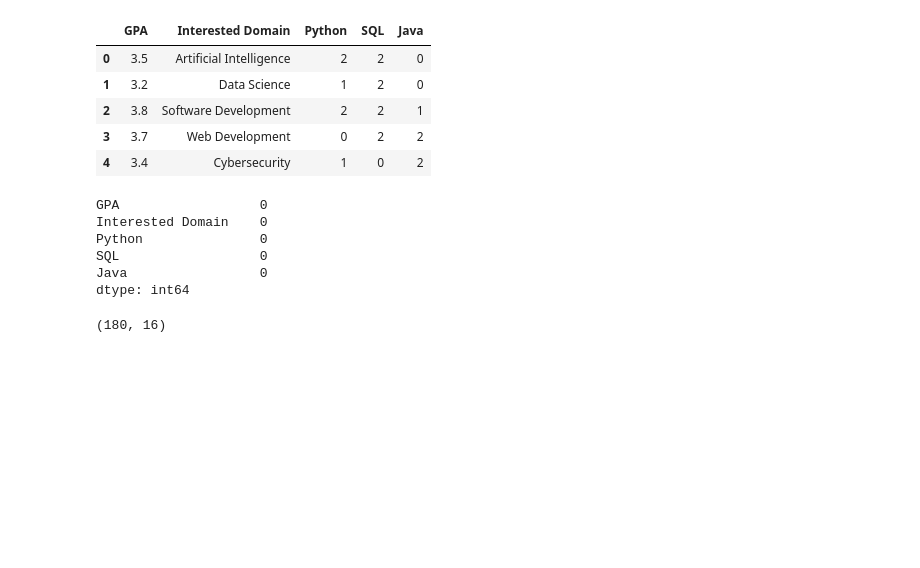
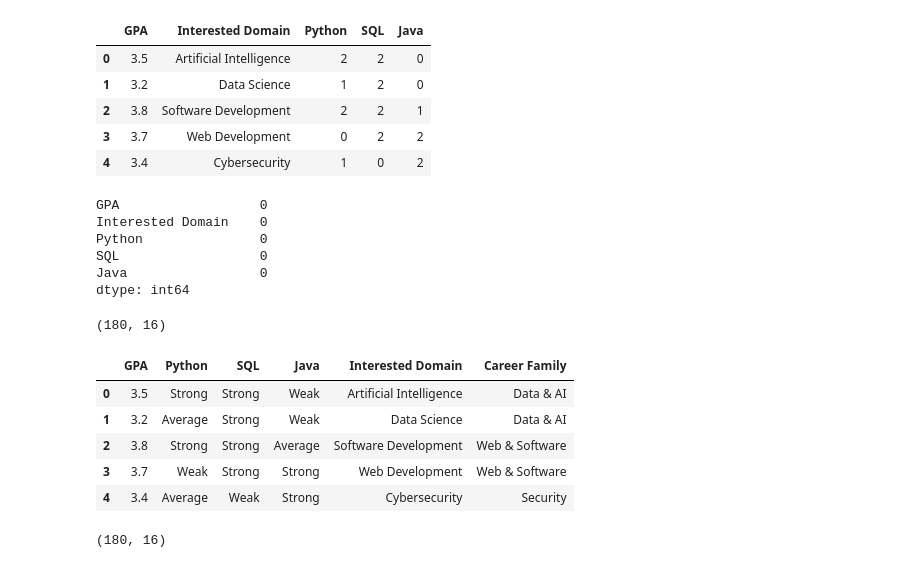
Before and after one commit to Loqmanmk/pathfinder-ai, a Jupyter notebook: ml/notebooks/explore1.ipynb, the cells around one changed output. Cells and saved outputs as stored; diff of their text form; code cells hidden in the pictures; blank space fills up the shorter version.

```diff
--- a/ml/notebooks/explore1.ipynb
+++ b/ml/notebooks/explore1.ipynb
@@ -201,3 +201,34 @@ X_encoded = pd.get_dummies(X, columns=["Interested Domain"], dtype=int)
 X_encoded.shape
 # %% [output]
 (180, 16)
+# %%
+import sys
+sys.path.append("..")
+
+from src import config
+from src.data_loader import load_dataset
+
+df = load_dataset()
+df[config.FEATURES + [config.TARGET]].head()
+# %% [output]
+|  | GPA | Python | SQL | Java | Interested Domain | Career Family |
+| 0 | 3.5 | Strong | Strong | Weak | Artificial Intelligence | Data & AI |
+| 1 | 3.2 | Average | Strong | Weak | Data Science | Data & AI |
+| 2 | 3.8 | Strong | Strong | Average | Software Development | Web & Software |
+| 3 | 3.7 | Weak | Strong | Strong | Web Development | Web & Software |
+| 4 | 3.4 | Average | Weak | Strong | Cybersecurity | Security |
+# %%
+import sys
+sys.path.append("..")
+
+from src import config
+from src.data_loader import load_dataset
+from src.preprocessing import build_preprocessor
+
+df = load_dataset()
+preprocessor = build_preprocessor()
+X_encoded = preprocessor.fit_transform(df[config.FEATURES])
+
+X_encoded.shape
+# %% [output]
+(180, 16)
```
Also changed, not shown: parts of 12 cells of this notebook, 9 other files.
